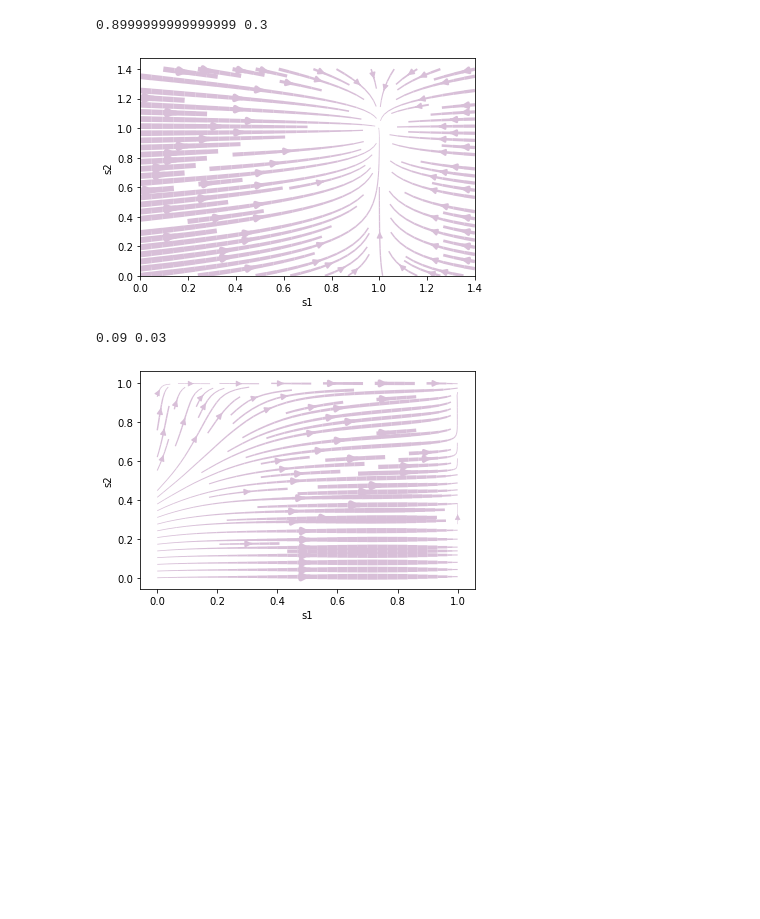
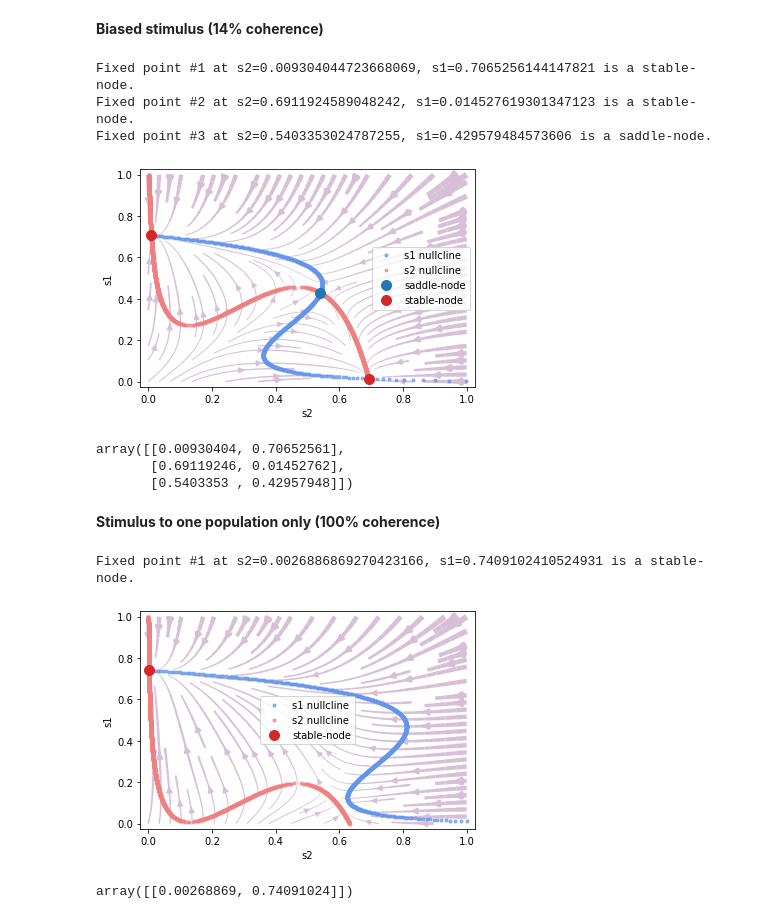
Before and after one commit to quanpeng0/BrainModels, a Jupyter notebook: docs/examples/from_papers/wong_wang_2006_decision.ipynb, the cells around one changed output. Saved outputs shown, nothing was run; the diff lists cells and outputs as text; code cells hidden in the pictures; blank space fills up the shorter version.

```diff
--- a/docs/examples/from_papers/wong_wang_2006_decision.ipynb
+++ b/docs/examples/from_papers/wong_wang_2006_decision.ipynb
@@ -408,30 +137,46 @@ analyzer.plot_vector_field(show=True)
+# %% [markdown]
+**Biased stimulus (14% coherence)**
 # %%
-coherence=0.5
-mu0=30.
-I1, I2 = stimulus(coherence, mu0, 1., JAext = 0.02)
-print(I1, I2)
+I1=0.040
+I2=0.030
 
 analyzer = bp.PhasePortraitAnalyzer(
     model=decision_model(),
-    target_vars=OrderedDict(s1=[0., 1.5], s2=[0., 1.5]),
-    fixed_vars={'I1': I1, 'I2':I2})
+    target_vars=OrderedDict(s2=[0., 1.], s1=[0., 1.]),
+    fixed_vars={'I1': I1, 'I2':I2},
+    options={'resolution': 0.001,
+            'escape_sympy_solver': True}
+)
 
-analyzer.plot_vector_field(show=True)
+analyzer.plot_vector_field()
+analyzer.plot_nullcline()
+analyzer.plot_fixed_point(show=True)
 # %% [output]
-0.8999999999999999 0.3
+Fixed point #1 at s2=0.009304044723668069, s1=0.7065256144147821 is a stable-node.
+Fixed point #2 at s2=0.6911924589048242, s1=0.014527619301347123 is a stable-node.
+Fixed point #3 at s2=0.5403353024787255, s1=0.429579484573606 is a saddle-node.
-[figure, old version]
+[figure, new version]
+array([[0.00930404, 0.70652561],
+       [0.69119246, 0.01452762],
+       [0.5403353 , 0.42957948]])
+# %% [markdown]
+**Stimulus to one population only (100% coherence)**
 # %%
-coherence=0.5
-mu0=30.
-I1, I2 = stimulus(coherence, mu0, 1.,JAext = 0.002)
-print(I1, I2)
+I1=0.070
+I2=0.000
 
 analyzer = bp.PhasePortraitAnalyzer(
     model=decision_model(),
-    target_vars=OrderedDict(s1=[0., 1.1], s2=[0., 1.1]),
-    fixed_vars={'I1': I1, 'I2':I2})
+    target_vars=OrderedDict(s2=[0., 1.], s1=[0., 1.]),
+    fixed_vars={'I1': I1, 'I2':I2},
+    options={'resolution': 0.001,
+            'escape_sympy_solver': True}
+)
 
-analyzer.plot_vector_field(show=True)
+analyzer.plot_vector_field()
+analyzer.plot_nullcline()
+analyzer.plot_fixed_point(show=True)
 # %% [output]
-0.09 0.03
+Fixed point #1 at s2=0.0026886869270423166, s1=0.7409102410524931 is a stable-node.
-[figure, old version]
+[figure, new version]
+array([[0.00268869, 0.74091024]])
```
Also changed, not shown: parts of 25 cells of this notebook, 2 other files.
